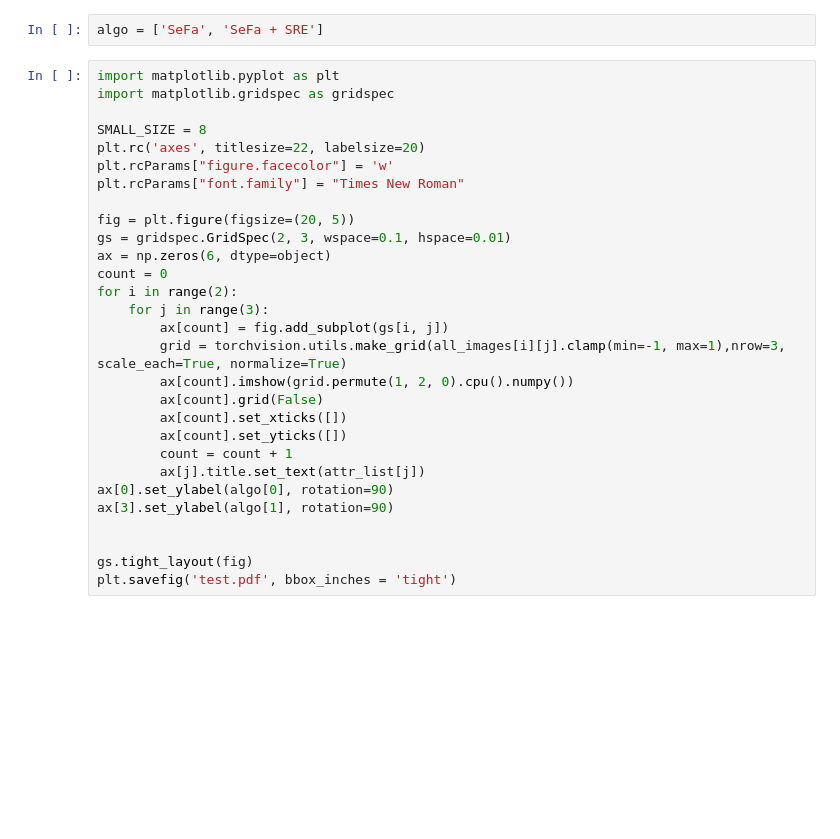
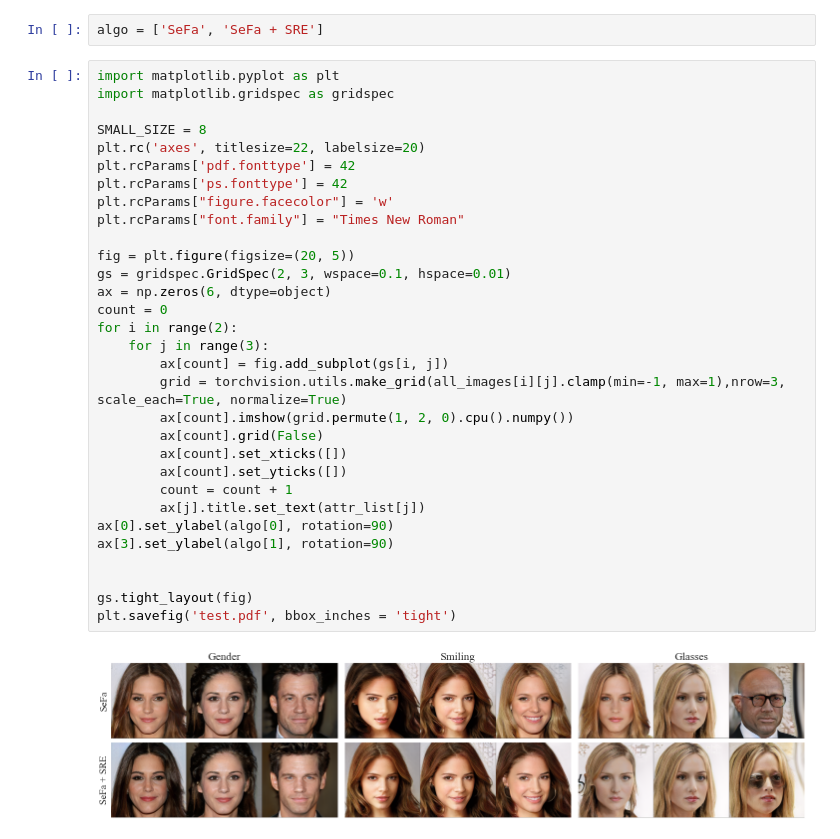
Before and after one commit to VSSILPA/disentagled_latent_dirs, a Jupyter notebook: src/latent_traversal.ipynb, the cells around one changed output. Cells and saved outputs as stored; diff of their text form; blank space fills up the shorter version.

Commit message:
changed image font to true type

```diff
--- a/src/latent_traversal.ipynb
+++ b/src/latent_traversal.ipynb
@@ -305,29 +310,33 @@ algo = ['SeFa', 'SeFa + SRE']
 # %%
 import matplotlib.pyplot as plt
 import matplotlib.gridspec as gridspec
 
 SMALL_SIZE = 8
 plt.rc('axes', titlesize=22, labelsize=20)
+plt.rcParams['pdf.fonttype'] = 42
+plt.rcParams['ps.fonttype'] = 42
 plt.rcParams["figure.facecolor"] = 'w'
 plt.rcParams["font.family"] = "Times New Roman"
 
 fig = plt.figure(figsize=(20, 5))
 gs = gridspec.GridSpec(2, 3, wspace=0.1, hspace=0.01)
 ax = np.zeros(6, dtype=object)
 count = 0
 for i in range(2):
     for j in range(3):
         ax[count] = fig.add_subplot(gs[i, j])
         grid = torchvision.utils.make_grid(all_images[i][j].clamp(min=-1, max=1),nrow=3, scale_each=True, normalize=True)
         ax[count].imshow(grid.permute(1, 2, 0).cpu().numpy())
         ax[count].grid(False)
         ax[count].set_xticks([])
         ax[count].set_yticks([])
         count = count + 1
         ax[j].title.set_text(attr_list[j])
 ax[0].set_ylabel(algo[0], rotation=90)
 ax[3].set_ylabel(algo[1], rotation=90)
 
 
 gs.tight_layout(fig)
 plt.savefig('test.pdf', bbox_inches = 'tight')
+# %% [output]
+[figure, added]
```
Also changed, not shown: parts of 1 cell of this notebook, 1 other file.
